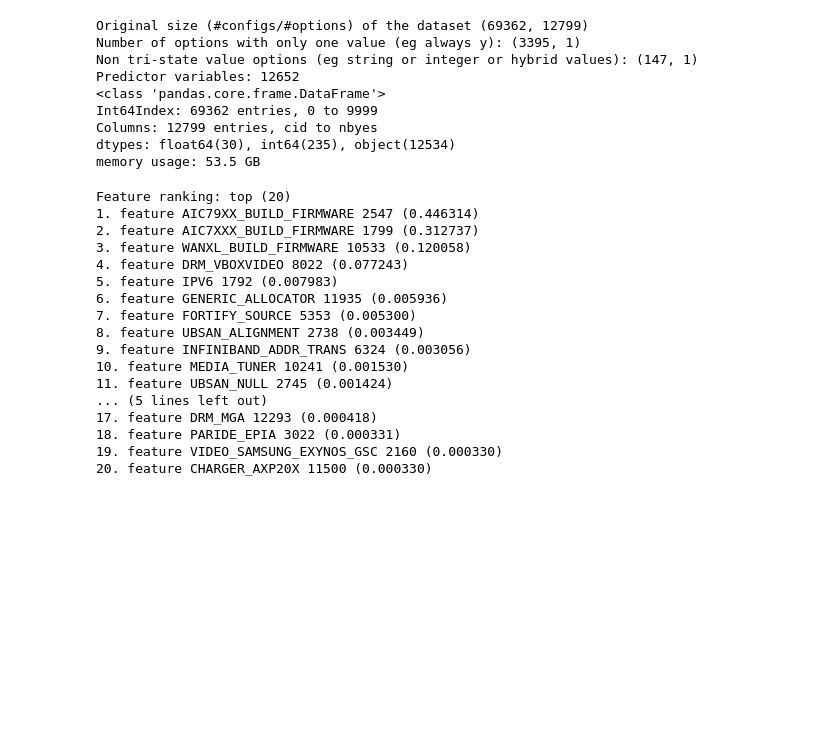
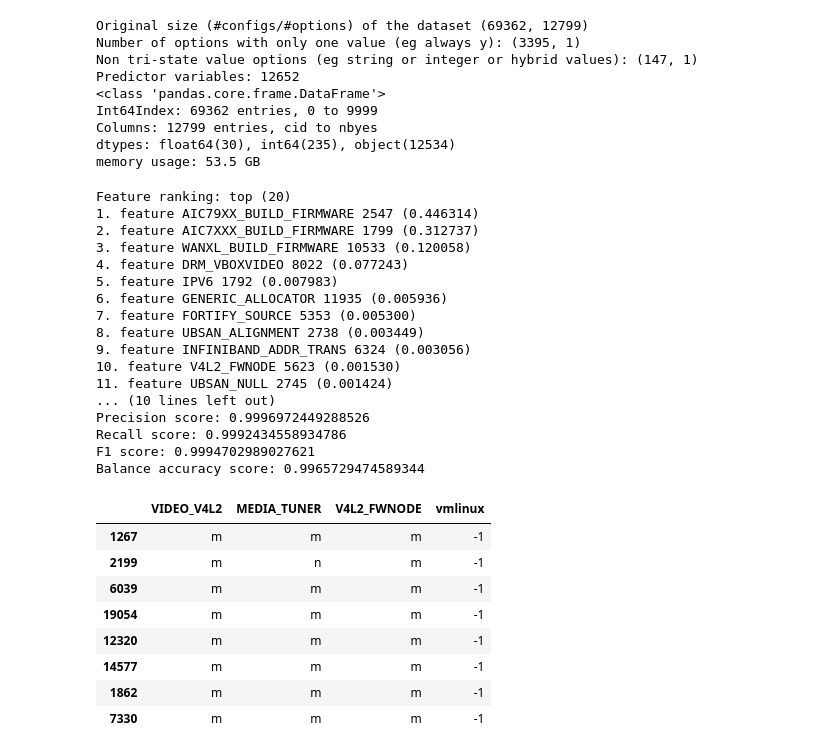
Before and after one commit to harel-coffee/compilation-analysis-auto, a Jupyter notebook: TUXML-analysis.ipynb, the cells around one changed output. Drawn from its saved outputs; the diff is of its cells as text; code cells hidden in the pictures; blank space fills up the shorter version.

```diff
--- a/TUXML-analysis.ipynb
+++ b/TUXML-analysis.ipynb
@@ -387,7 +387,7 @@ from sklearn.linear_model import LassoCV
 from sklearn.pipeline import Pipeline
 from sklearn import linear_model
 from sklearn import svm
-from sklearn.metrics import accuracy_score, f1_score, precision_score, recall_score
+from sklearn.metrics import accuracy_score, f1_score, precision_score, recall_score, balanced_accuracy_score
 from sklearn import tree
 import graphviz
 
@@ -413,7 +413,7 @@ def encode_data_compilation(rawtuxdata):
     return tuxdata_for_compilation
 
 def learn_compilation_success(tuxdata_for_compilation):
-    TESTING_SIZE=0.1
+    TESTING_SIZE=0.1 # 0.001
     X_train, X_test, y_train, y_test = train_test_split(tuxdata_for_compilation.drop(columns=size_methods).drop(columns=compilation_status_column_name), tuxdata_for_compilation[compilation_status_column_name], test_size=TESTING_SIZE, random_state=0)
     clf = tree.DecisionTreeClassifier() #GradientBoostingClassifier(n_estimators=100) #RandomForestRegressor(n_estimators=100) #   #GradientBoostingRegressor(n_estimators=100)
     clf.fit(X_train, y_train)
@@ -438,10 +438,12 @@ def learn_compilation_success(tuxdata_for_compilation):
     prec = precision_score (y_test, y_pred)
     reca = recall_score (y_test, y_pred)
     f1 = f1_score (y_test, y_pred)
+    balance_acc = balanced_accuracy_score (y_test, y_pred)
     print("Accuracy score:", acc)
     print("Precision score:", prec)
     print("Recall score:", reca)
     print("F1 score:", f1)
+    print("Balance accuracy score:", balance_acc)
 
 if (LEARN_COMPILATION_SUCCESS):
     tuxdata_for_compilation = encode_data_compilation(rawtuxdata)
@@ -459,10 +461,29 @@ Feature ranking: top (20)
 7. feature FORTIFY_SOURCE 5353 (0.005300)
 8. feature UBSAN_ALIGNMENT 2738 (0.003449)
 9. feature INFINIBAND_ADDR_TRANS 6324 (0.003056)
-10. feature MEDIA_TUNER 10241 (0.001530)
+10. feature V4L2_FWNODE 5623 (0.001530)
 11. feature UBSAN_NULL 2745 (0.001424)
-... (5 lines left out)
-17. feature DRM_MGA 12293 (0.000418)
-18. feature PARIDE_EPIA 3022 (0.000331)
-19. feature VIDEO_SAMSUNG_EXYNOS_GSC 2160 (0.000330)
-20. feature CHARGER_AXP20X 11500 (0.000330)
+... (10 lines left out)
+Precision score: 0.9996972449288526
+Recall score: 0.9992434558934786
+F1 score: 0.9994702989027621
+Balance accuracy score: 0.9965729474589344
+# %%
+### CRC32 == m?
+# VIDEO_OV5640 == 'y'?
+# rawtuxdata[['VIDEO_V4L2', 'MEDIA_TUNER']]
+# & MEDIA_TUNER != 'n'
+# VIDEO_V4L2 != 'n' &
+# V4L2_FWNODE
+rawtuxdata.query("VIDEO_MUX == 'y' & VIDEO_OV5640 == 'm' & CRC32 != 'n' & UBSAN_SANITIZE_ALL != 'y' & GENERIC_ALLOCATOR != 'n' & WANXL_BUILD_FIRMWARE != 'y' & AIC7XXX_BUILD_FIRMWARE != 'y' & AIC79XX_BUILD_FIRMWARE != 'y' & vmlinux == -1")[['VIDEO_V4L2', 'MEDIA_TUNER', 'V4L2_FWNODE', 'vmlinux']] # ['cid'].values
+#rawtuxdata.query("VIDEO_V4L2 == 'm'")[['VIDEO_V4L2', 'MEDIA_TUNER', 'vmlinux']]
+# %% [output]
+|  | VIDEO_V4L2 | MEDIA_TUNER | V4L2_FWNODE | vmlinux |
+| 1267 | m | m | m | -1 |
+| 2199 | m | n | m | -1 |
+| 6039 | m | m | m | -1 |
+| 19054 | m | m | m | -1 |
+| 12320 | m | m | m | -1 |
+| 14577 | m | m | m | -1 |
+| 1862 | m | m | m | -1 |
+| 7330 | m | m | m | -1 |
```
Also changed, not shown: parts of 5 cells of this notebook, 3 other files.
